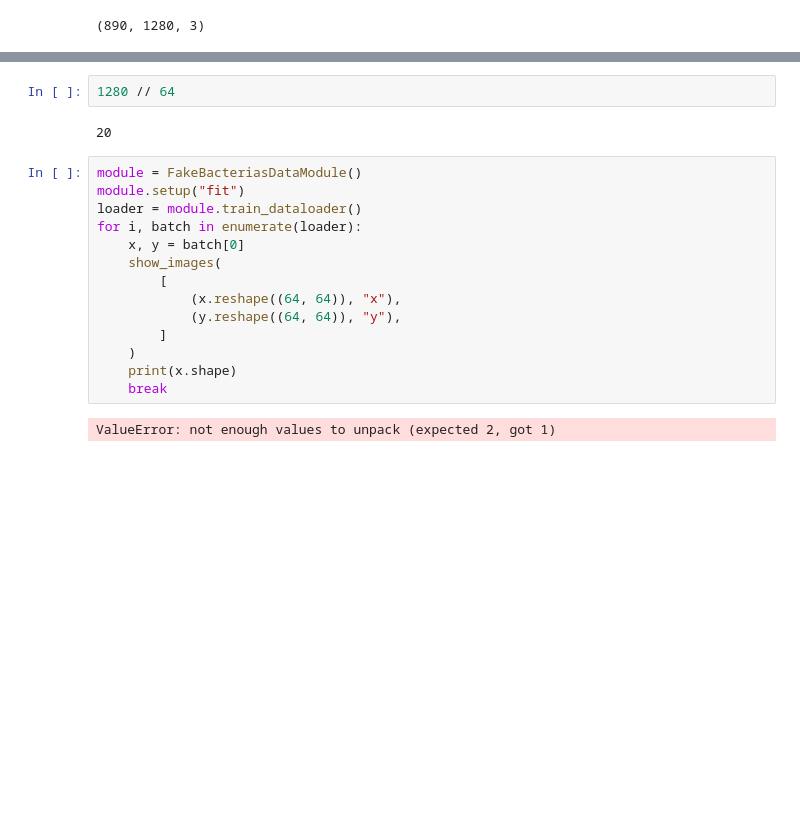
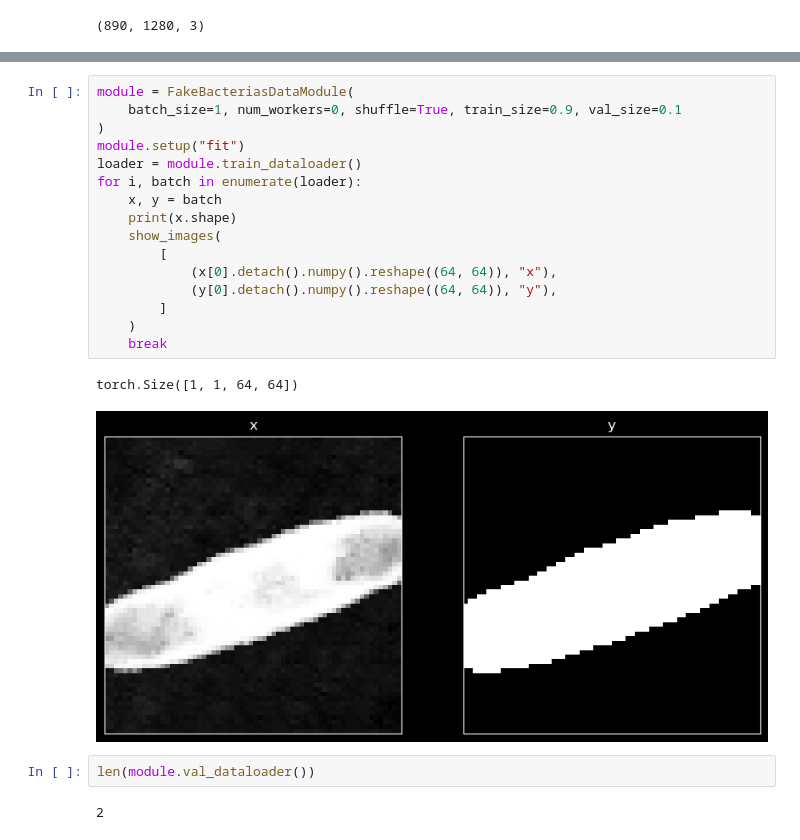
Before and after one commit to tcaty/bacteria-detection, a Jupyter notebook: src/notebooks/train_r_cnn.ipynb, the cells around one changed output, grey strips where cells are left out. Cells and saved outputs as stored; diff of their text form; blank space fills up the shorter version.

```diff
--- a/src/notebooks/train_r_cnn.ipynb
+++ b/src/notebooks/train_r_cnn.ipynb
@@ -54,20 +54,23 @@ show_image_with_grid(image, grid_size=64)
-# %%
-1280 // 64
-# %% [output]
-20
 # %%
-module = FakeBacteriasDataModule()
+module = FakeBacteriasDataModule(
+    batch_size=1, num_workers=0, shuffle=True, train_size=0.9, val_size=0.1
+)
 module.setup("fit")
 loader = module.train_dataloader()
 for i, batch in enumerate(loader):
-    x, y = batch[0]
+    x, y = batch
+    print(x.shape)
     show_images(
         [
-            (x.reshape((64, 64)), "x"),
-            (y.reshape((64, 64)), "y"),
+            (x[0].detach().numpy().reshape((64, 64)), "x"),
+            (y[0].detach().numpy().reshape((64, 64)), "y"),
         ]
     )
-    print(x.shape)
     break
 # %% [output]
-ValueError: not enough values to unpack (expected 2, got 1)
+torch.Size([1, 1, 64, 64])
+[figure, added]
+# %%
+len(module.val_dataloader())
+# %% [output]
+2
```
Also changed, not shown: parts of 1 cell of this notebook, 4 other files.
